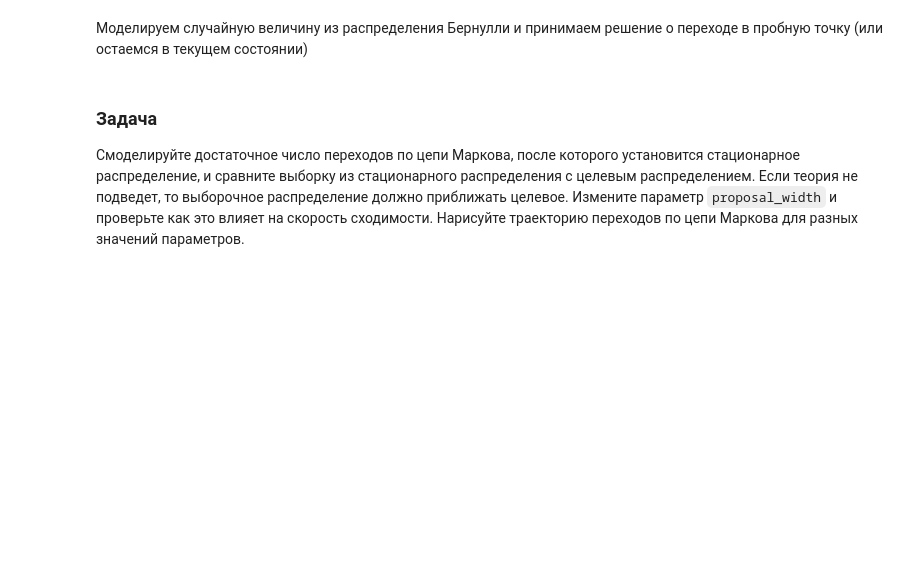
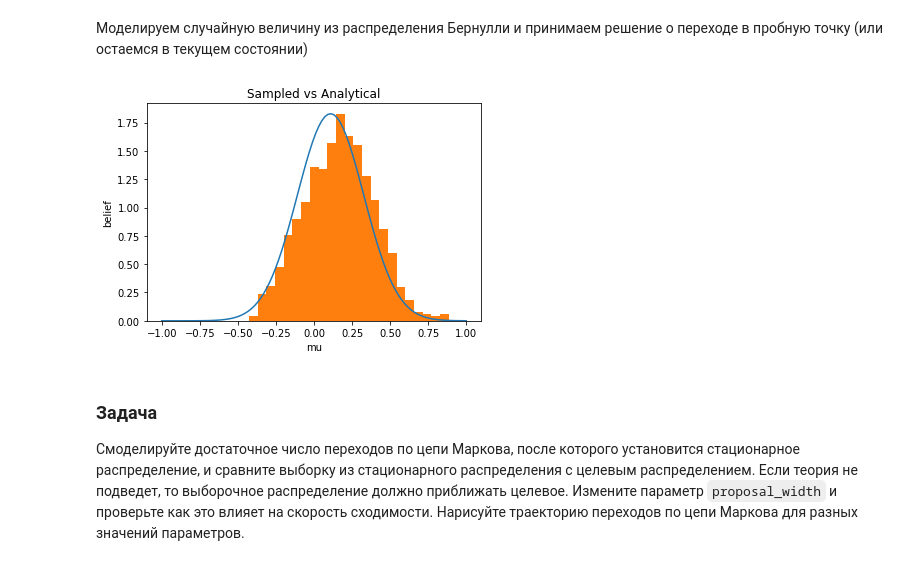
Before and after one commit to DzhamilyaS/practice, a Jupyter notebook: SaidzhanovaHW5.ipynb, the cells around one changed output. Saved outputs shown, nothing was run; the diff lists cells and outputs as text; code cells hidden in the pictures; blank space fills up the shorter version.

```diff
--- a/SaidzhanovaHW5.ipynb
+++ b/SaidzhanovaHW5.ipynb
@@ -371,3 +366,39 @@ if accept:
+# %%
+ def mcmcsamp(data, k = 3000, mu_start = 1, proposal_width = .1):
+
+    muarr = np.empty(k)
+    mu_current = mu_start
+    for i in range(k):
+        mu_proposal = norm(mu_current, proposal_width).rvs()
+
+        likelihood_current = norm(mu_current, 1).pdf(data).prod()
+        likelihood_proposal = norm(mu_proposal, 1).pdf(data).prod()
+
+        # Compute prior probability of current and proposed mu
+        prior_current = norm(mu_prior_mu, mu_prior_sd).pdf(mu_current)
+        prior_proposal = norm(mu_prior_mu, mu_prior_sd).pdf(mu_proposal)
+
+        p_current = likelihood_current * prior_current
+        p_proposal = likelihood_proposal * prior_proposal
+
+        p_accept = min(1, p_proposal / p_current)
+
+        accept = np.random.rand() < p_accept
+
+        if accept:
+            mu_current = mu_proposal
+        muarr[i] = mu_current
+
+    return muarr
+
+sample = mcmcsamp(data)
+plt.plot(x, posterior_analytical)
+plt.hist(sample, density = True, bins = 25)
+plt.xlabel('mu'), plt.ylabel('belief')
+plt.title('Sampled vs Analytical')
+plt.show()
+# %% [output]
+[figure, added]
 # %% [markdown]
 ### Задача
 
```
Also changed, not shown: parts of 8 cells of this notebook.
